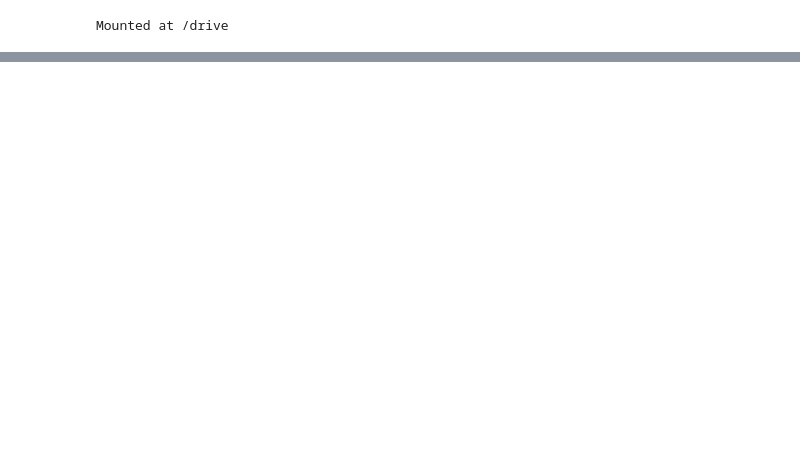
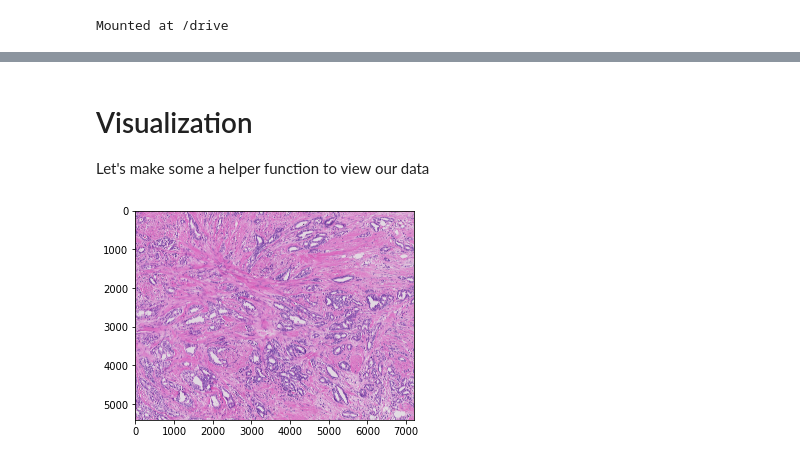
Before and after one commit to Ixiondbz/CSE499, a Jupyter notebook: Pytorch FRCNN Implementation.ipynb, the cells around one changed output, grey strips where cells are left out. Drawn from its saved outputs; the diff is of its cells as text; code cells hidden in the pictures; blank space fills up the shorter version.

```diff
--- a/Pytorch FRCNN Implementation.ipynb
+++ b/Pytorch FRCNN Implementation.ipynb
@@ -87,7 +90,7 @@ class MitosisImagesDataset(torch.utils.data.Dataset):
 
     # sorting the images for consistency
     # To get images, the extension of the filename is checked to be jpg
-    self.imgs = [image for image in sorted(os.listdir(files_dir)) if image[-4:]=='.tiff']
+    self.imgs = [image for image in sorted(os.listdir(files_dir)) if image[-5:]=='.tiff']
 
     # classes: 0 index is reserved for background
     self.classes = [_, 'mitosis']
@@ -104,7 +107,7 @@ class MitosisImagesDataset(torch.utils.data.Dataset):
     img_res /= 255.0
 
     # annotation file
-    annot_filename = img_name[:-4] + '.txt'
+    annot_filename = str(int(float(img_name[:-4]))) + '.txt'
     annot_file_path = os.path.join(self.files_dir, annot_filename)
 
     boxes = []
@@ -170,10 +173,10 @@ class MitosisImagesDataset(torch.utils.data.Dataset):
 
 
 # check dataset
-dataset = MitosisImagesDataset(files_dir, 224, 224)
+dataset = MitosisImagesDataset(files_dir, 7215, 5412)
 print('Length of dataset:', len(dataset), '\n')
 
 # getting the image and target for a test index.  Feel free to change the index.
-img, target = dataset[78]
+img, target = dataset[0]
 print('Image shape:', img.shape)
 print('Label example:', target)
@@ -179,0 +191,30 @@ print('Label example:', target)
+# %% [markdown]
+# Visualization
+
+Let's make some a helper function to view our data
+# %%
+# Function to visualize bounding boxes in the image
+def plot_img_bbox(img, target):
+  # plot the image and bboxes
+  # Bounding boxes are defined as follows: x-min y-min width height
+  fig, a = plt.subplots(1,1)
+  fig.set_size_inches(5,5)
+  a.imshow(img)
+  for box in (target['boxes']):
+    x, y, width, height  = box[0], box[1], box[2]-box[0], box[3]-box[1]
+    rect = patches.Rectangle(
+      (x, y),
+      width, height,
+      linewidth = 2,
+      edgecolor = 'r',
+      facecolor = 'none'
+    )
+    # Draw the bounding box on top of the image
+    a.add_patch(rect)
+  plt.show()
+
+# plotting the image with bboxes. Feel free to change the index
+img, target = dataset[0]
+plot_img_bbox(img, target)
+# %% [output]
+[figure, added]
```
Also changed, not shown: parts of 3 cells of this notebook.
